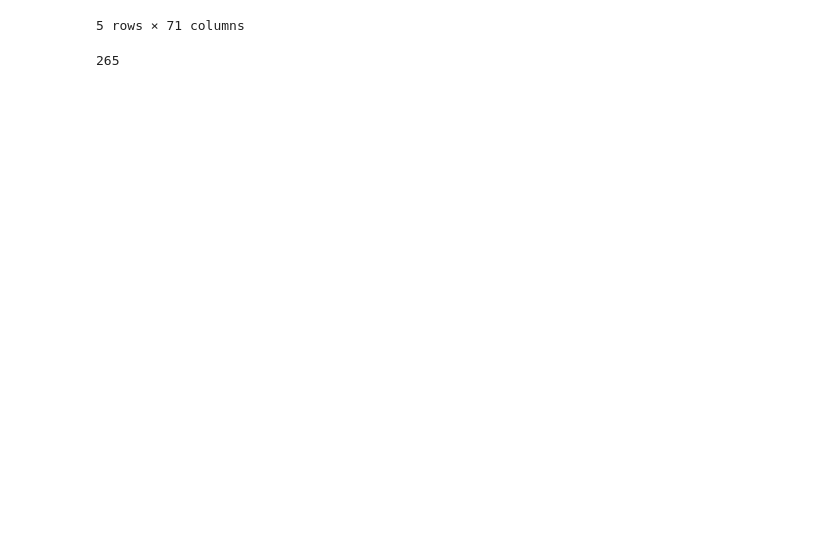
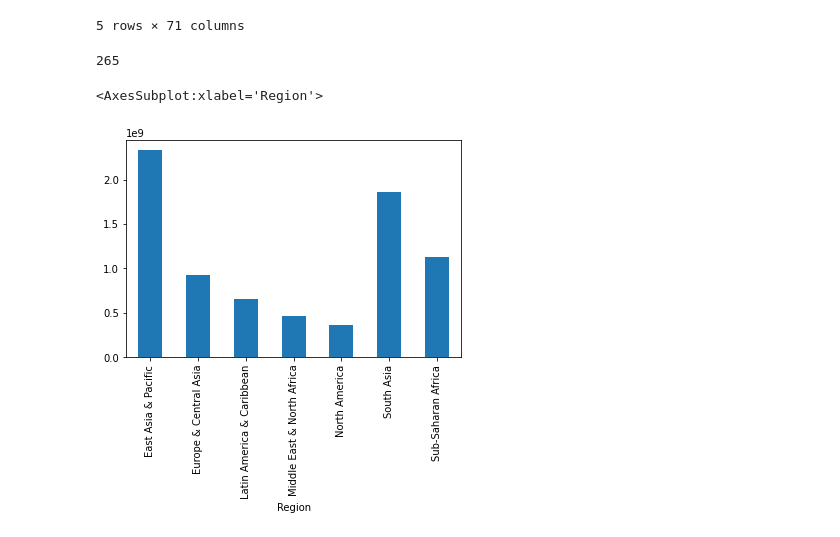
Before and after one commit to Harshhhh1701/Learning--Data-Science, a Jupyter notebook: py7.ipynb, the cells around one changed output. Saved outputs shown, nothing was run; the diff lists cells and outputs as text; code cells hidden in the pictures; blank space fills up the shorter version.

```diff
--- a/py7.ipynb
+++ b/py7.ipynb
@@ -42,3 +42,8 @@ dataset.head()
 len(dataset)
 # %% [output]
 265
+# %%
+dataset.groupby('Region').sum()['2020'].plot.bar()
+# %% [output]
+<AxesSubplot:xlabel='Region'>
+[figure, added]
```
Also changed, not shown: parts of 1 cell of this notebook.
